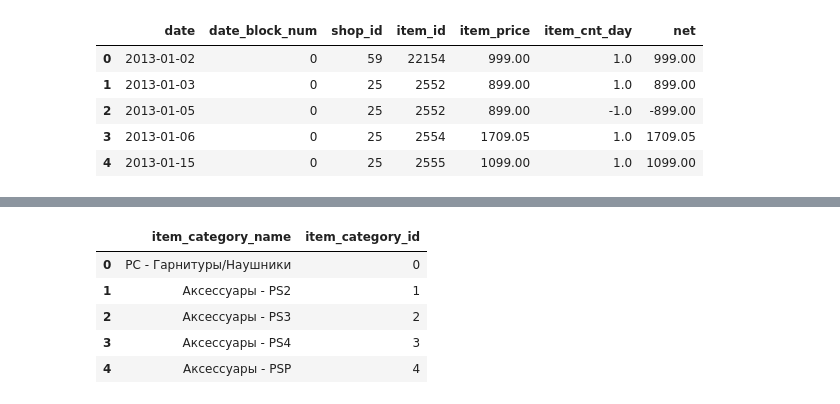
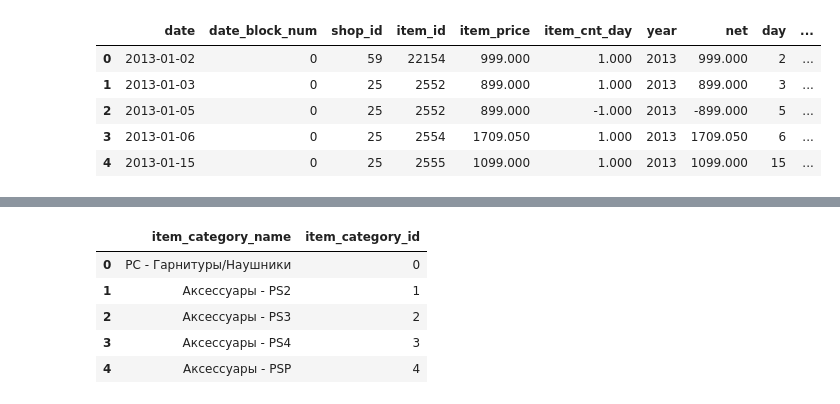
Before and after one commit to tutss/kaggle, a Jupyter notebook: competitions/how_to_win_a_data_science_competition/eda.ipynb, the cells around one changed output, grey strips where cells are left out. Cells and saved outputs as stored; diff of their text form; code cells hidden in the pictures.

```diff
--- a/competitions/how_to_win_a_data_science_competition/eda.ipynb
+++ b/competitions/how_to_win_a_data_science_competition/eda.ipynb
@@ -14,11 +27,14 @@ test = pd.read_csv('/home/tuts/datasets/how_to_win/test.csv')
 # %%
 sales_train['date'] = pd.to_datetime(sales_train['date'], format='%d.%m.%Y')
+sales_train['year'] = pd.DatetimeIndex(sales_train.date).year
+sales_train['day'] = pd.DatetimeIndex(sales_train.date).day
+sales_train['month'] = pd.DatetimeIndex(sales_train.date).month
 sales_train['net'] = sales_train.item_price * sales_train.item_cnt_day
 sales_train.head()
 # %% [output]
-|  | date | date_block_num | shop_id | item_id | item_price | item_cnt_day | net |
-| 0 | 2013-01-02 | 0 | 59 | 22154 | 999.00 | 1.0 | 999.00 |
-| 1 | 2013-01-03 | 0 | 25 | 2552 | 899.00 | 1.0 | 899.00 |
-| 2 | 2013-01-05 | 0 | 25 | 2552 | 899.00 | -1.0 | -899.00 |
-| 3 | 2013-01-06 | 0 | 25 | 2554 | 1709.05 | 1.0 | 1709.05 |
-| 4 | 2013-01-15 | 0 | 25 | 2555 | 1099.00 | 1.0 | 1099.00 |
+|  | date | date_block_num | shop_id | item_id | item_price | item_cnt_day | year | net | day | ... |
+| 0 | 2013-01-02 | 0 | 59 | 22154 | 999.000 | 1.000 | 2013 | 999.000 | 2 | ... |
+| 1 | 2013-01-03 | 0 | 25 | 2552 | 899.000 | 1.000 | 2013 | 899.000 | 3 | ... |
+| 2 | 2013-01-05 | 0 | 25 | 2552 | 899.000 | -1.000 | 2013 | -899.000 | 5 | ... |
+| 3 | 2013-01-06 | 0 | 25 | 2554 | 1709.050 | 1.000 | 2013 | 1709.050 | 6 | ... |
+| 4 | 2013-01-15 | 0 | 25 | 2555 | 1099.000 | 1.000 | 2013 | 1099.000 | 15 | ... |
```
Also changed, not shown: parts of 20 cells of this notebook, 11 other files.
